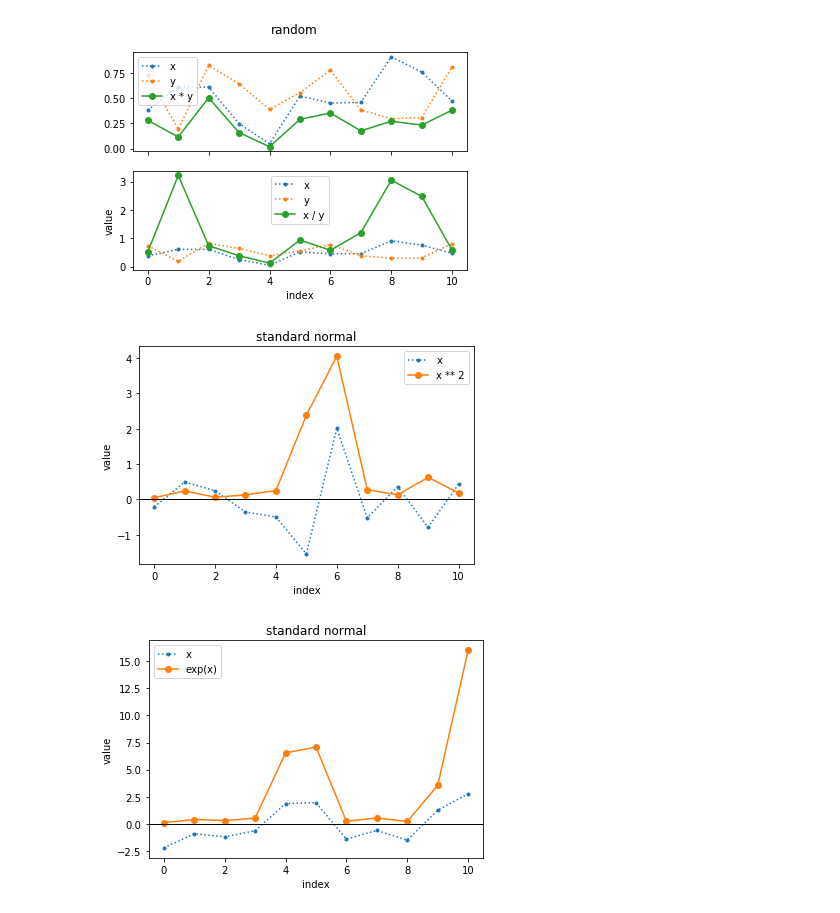
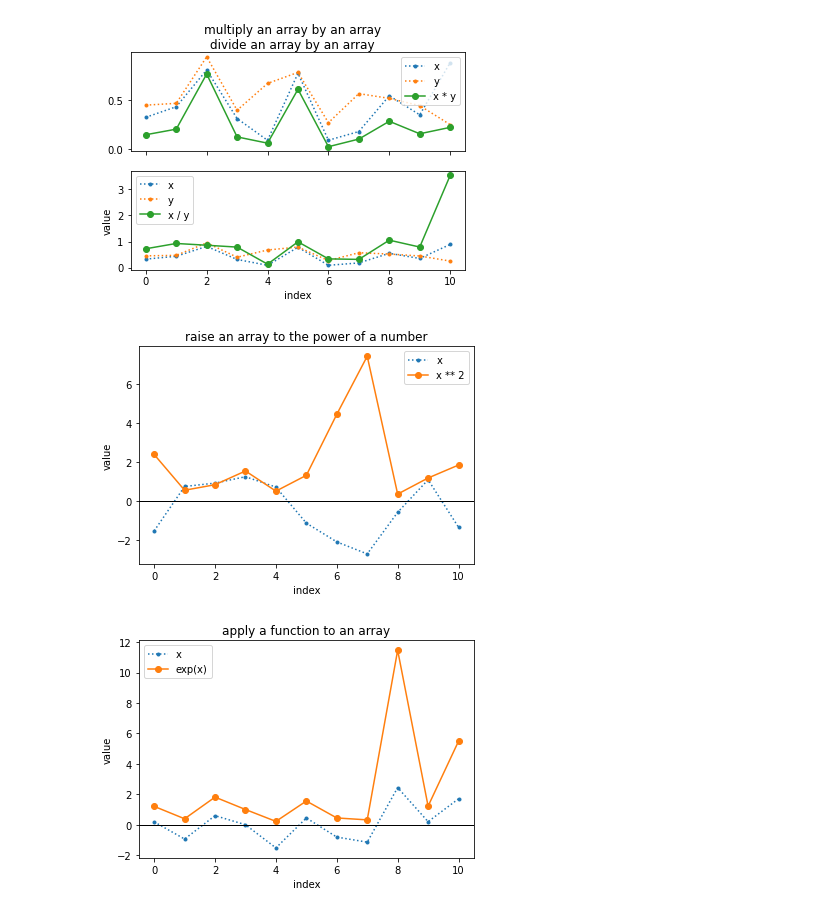
Before and after one commit to dmitry-s-danilov/numpy_quickstart, a Jupyter notebook: 04_1_basic_operations.ipynb, the cells around one changed output. Cells and saved outputs as stored; diff of their text form; code cells hidden in the pictures.

```diff
--- a/04_1_basic_operations.ipynb
+++ b/04_1_basic_operations.ipynb
@@ -76,61 +71,59 @@ plt.show()
 # %%
-# Multiply and divide an array by an array.
+title="""multiply an array by an array
+divide an array by an array"""
 
-n = 10 + 1
-z = np.random.rand(2, n)
-x, y = z
+x, y = np.random.rand(2, 11)
 
-fig, ax = plt.subplots(nrows=2, ncols=1, sharex = True)
+fig, ax = plt.subplots(nrows=2, ncols=1, sharex=True)
 
 ax[0].plot(x, '.:', label='x')
 ax[0].plot(y, '.:', label='y')
 ax[0].plot(x * y, 'o-', label='x * y')
 ax[0].legend()
 
 ax[1].plot(x, '.:', label='x')
 ax[1].plot(y, '.:', label='y')
 ax[1].plot(x / y, 'o-', label='x / y')
 ax[1].legend()
 
+fig.suptitle(title)
+
 plt.xlabel('index')
 plt.ylabel('value')
 
-fig.suptitle('random')
-
 plt.show()
 # %% [output]
-[figure, old version]
+[figure, new version]
 # %%
-# Exponentiate an array.
+title='raise an array to the power of a number'
 
-n = 10 + 1
-x = np.random.randn(n)
+x = np.random.randn(11)
 y = 2
 
 plt.plot(x, '.:', label='x')
 plt.plot(x ** y, 'o-', label=f'x ** {y}')
-plt.axhline(y=0, linewidth=1, color='k')
+
+plt.axhline(y=0, lw=1, c='k')
 plt.xlabel('index')
 plt.ylabel('value')
-plt.title('standard normal')
+plt.title(title)
 plt.legend()
 plt.show()
 # %% [output]
-[figure, old version]
+[figure, new version]
 # %%
-# Apply a function to an array.
+title='apply a function to an array'
 
-n = 10 + 1
-x = np.random.randn(n)
-y = np.exp(x)
+x = np.random.randn(11)
 
 plt.plot(x, '.:', label='x')
-plt.plot(y, 'o-', label='exp(x)')
-plt.axhline(y=0, linewidth=1, color='k')
+plt.plot(np.exp(x), 'o-', label='exp(x)')
+
+plt.axhline(y=0, lw=1, c='k')
 plt.xlabel('index')
 plt.ylabel('value')
-plt.title('standard normal')
+plt.title(title)
 plt.legend()
 plt.show()
 # %% [output]
-[figure, old version]
+[figure, new version]
```
Also changed, not shown: parts of 7 cells of this notebook, 7 other files.
